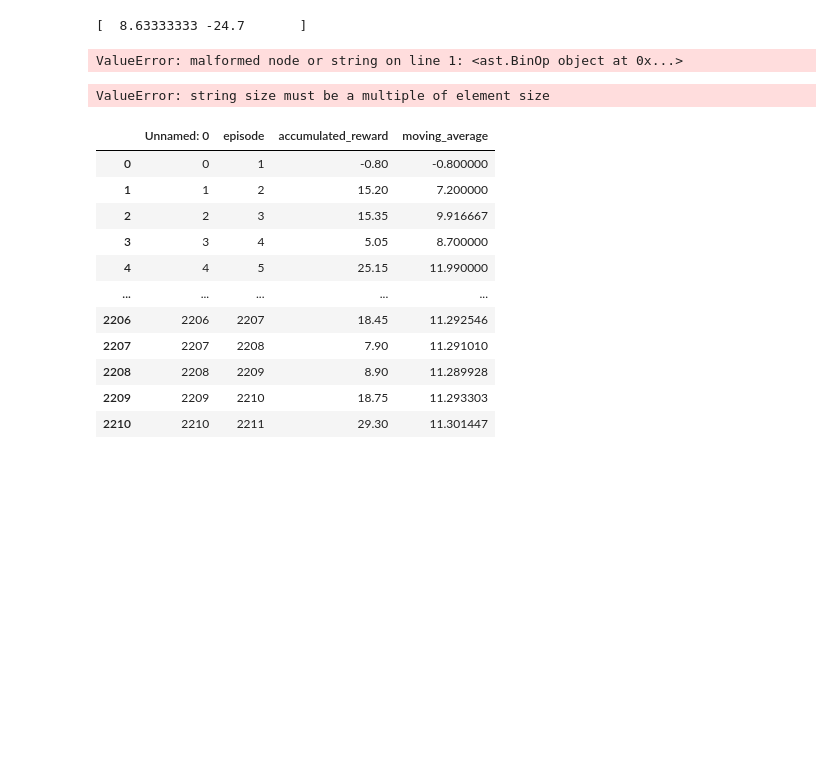
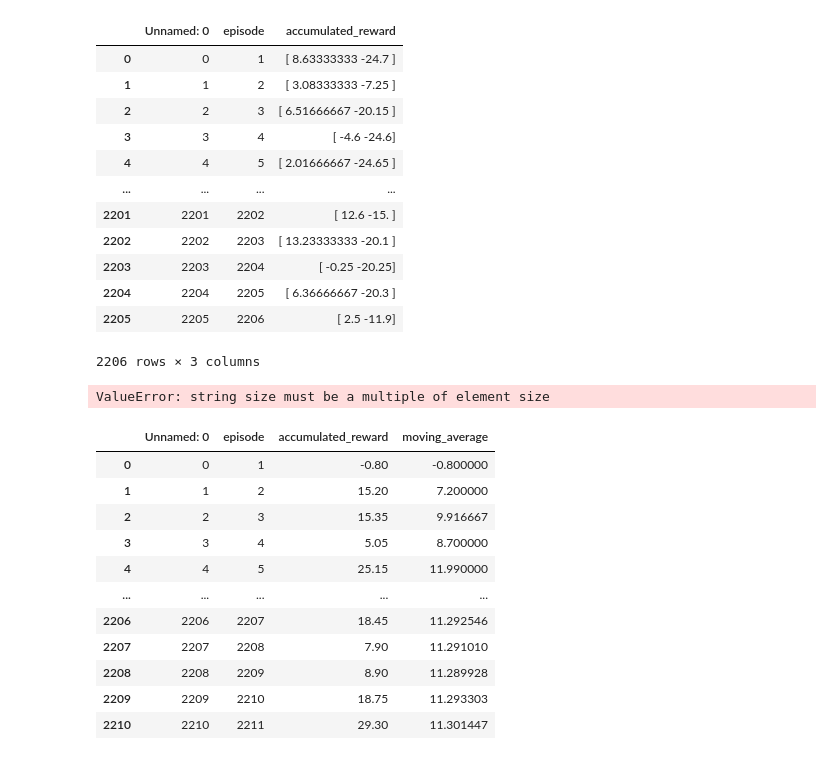
Before and after one commit to whl020406/moma-rl-ad, a Jupyter notebook: mo_test_training.ipynb, the cells around one changed output. Cells and saved outputs as stored; diff of their text form; code cells hidden in the pictures; blank space fills up the shorter version.

```diff
--- a/mo_test_training.ipynb
+++ b/mo_test_training.ipynb
@@ -34,16 +34,27 @@ KeyboardInterrupt:
 # %%
 import ast
 def convert_to_numpy_array(val):
     print(val)
     return np.array(ast.literal_eval(val))
 
 df = pd.read_csv("data/test_rewards_mo.csv")
 df["episode"] = df["episode"]+1
-df['accumulated_reward'].apply(convert_to_numpy_array)
+#df['accumulated_reward'].apply(convert_to_numpy_array)
 display(df)
 # %% [output]
+|  | Unnamed: 0 | episode | accumulated_reward |
+| 0 | 0 | 1 | [ 8.63333333 -24.7 ] |
+| 1 | 1 | 2 | [ 3.08333333 -7.25 ] |
+| 2 | 2 | 3 | [ 6.51666667 -20.15 ] |
+| 3 | 3 | 4 | [ -4.6 -24.6] |
+| 4 | 4 | 5 | [ 2.01666667 -24.65 ] |
+| ... | ... | ... | ... |
+| 2201 | 2201 | 2202 | [ 12.6 -15. ] |
+| 2202 | 2202 | 2203 | [ 13.23333333 -20.1 ] |
+| 2203 | 2203 | 2204 | [ -0.25 -20.25] |
+| 2204 | 2204 | 2205 | [ 6.36666667 -20.3 ] |
+| 2205 | 2205 | 2206 | [ 2.5 -11.9] |
-[  8.63333333 -24.7       ]
+2206 rows × 3 columns
-ValueError: malformed node or string on line 1: <ast.BinOp object at 0x...>
 # %%
 # split reward column
 df["accumulated_reward"].apply(lambda x: np.fromstring(x), )
```
Also changed, not shown: parts of 1 cell of this notebook, 2 other files.
